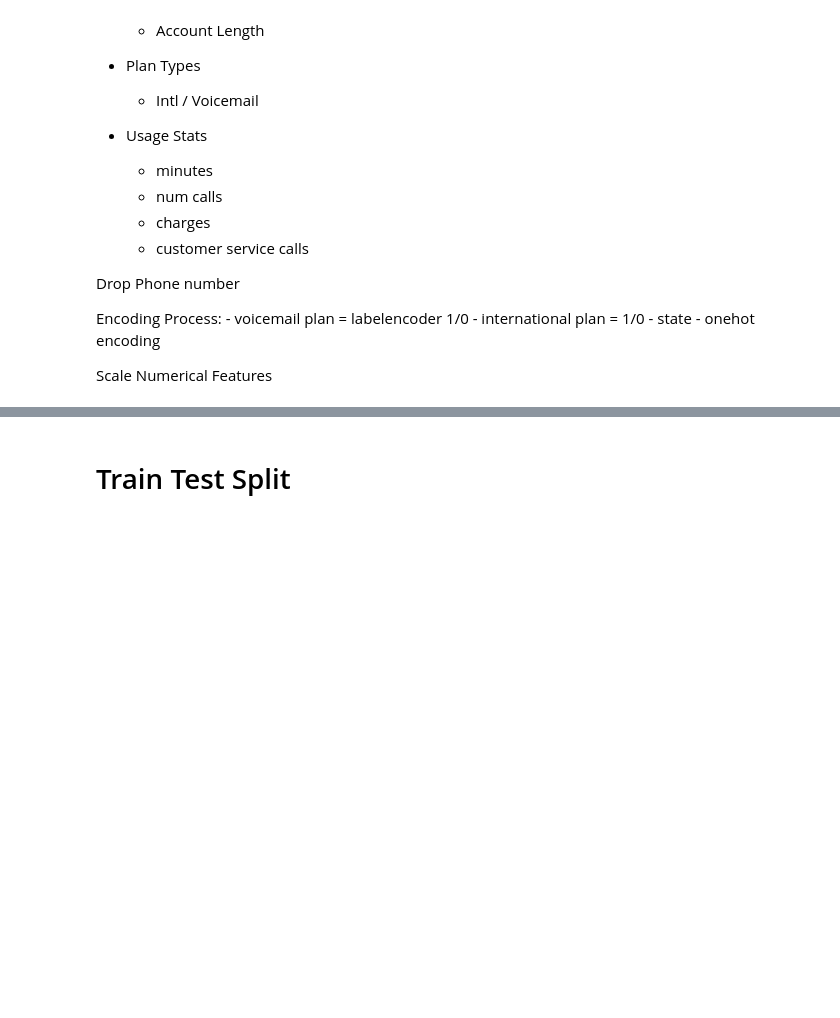
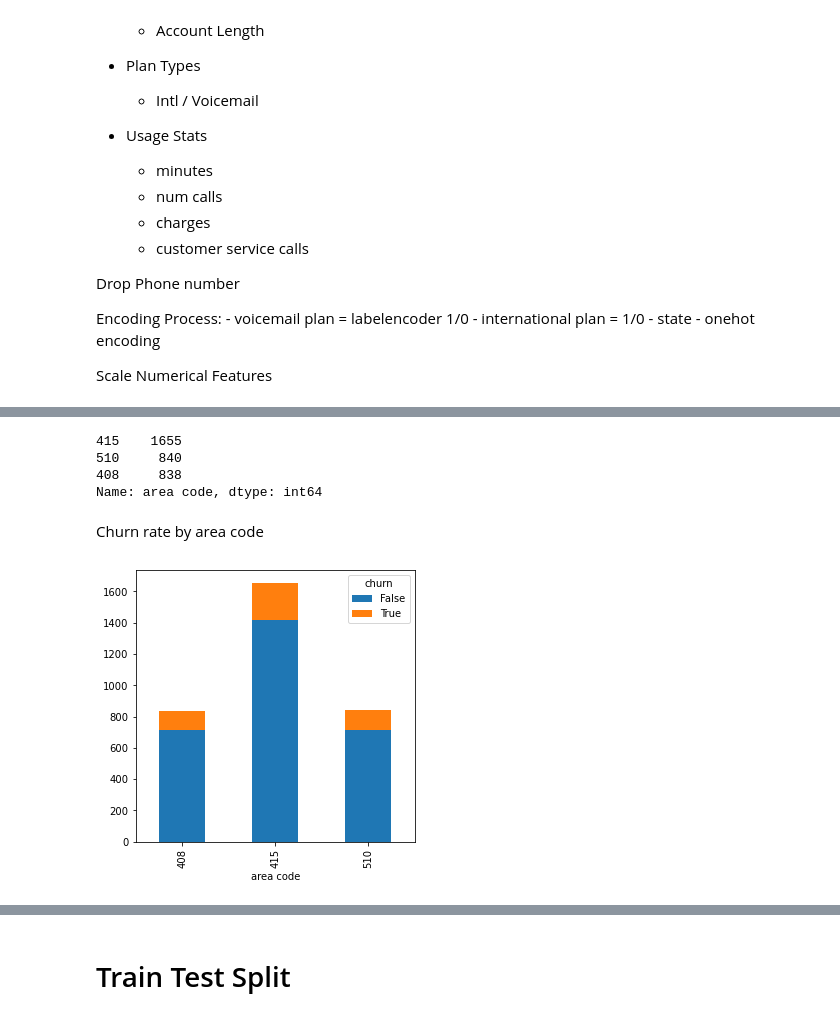
Before and after one commit to ThomasHChapman/P3-Classifer, a Jupyter notebook: WorkingNbs/WorkingNB.ipynb, the cells around one changed output, grey strips where cells are left out. Saved outputs shown, nothing was run; the diff lists cells and outputs as text; code cells hidden in the pictures; blank space fills up the shorter version.

```diff
--- a/WorkingNbs/WorkingNB.ipynb
+++ b/WorkingNbs/WorkingNB.ipynb
@@ -91,0 +97,13 @@ df.drop('phone number', axis=1, inplace=True)
+# %%
+df['area code'].value_counts()
+# %% [output]
+415    1655
+510     840
+408     838
+Name: area code, dtype: int64
+# %% [markdown]
+Churn rate by area code
+# %%
+df.groupby(["area code", "churn"]).size().unstack().plot(kind='bar', stacked=True, figsize=(5,5));
+# %% [output]
+[figure, added]
```
Also changed, not shown: parts of 61 cells of this notebook.
